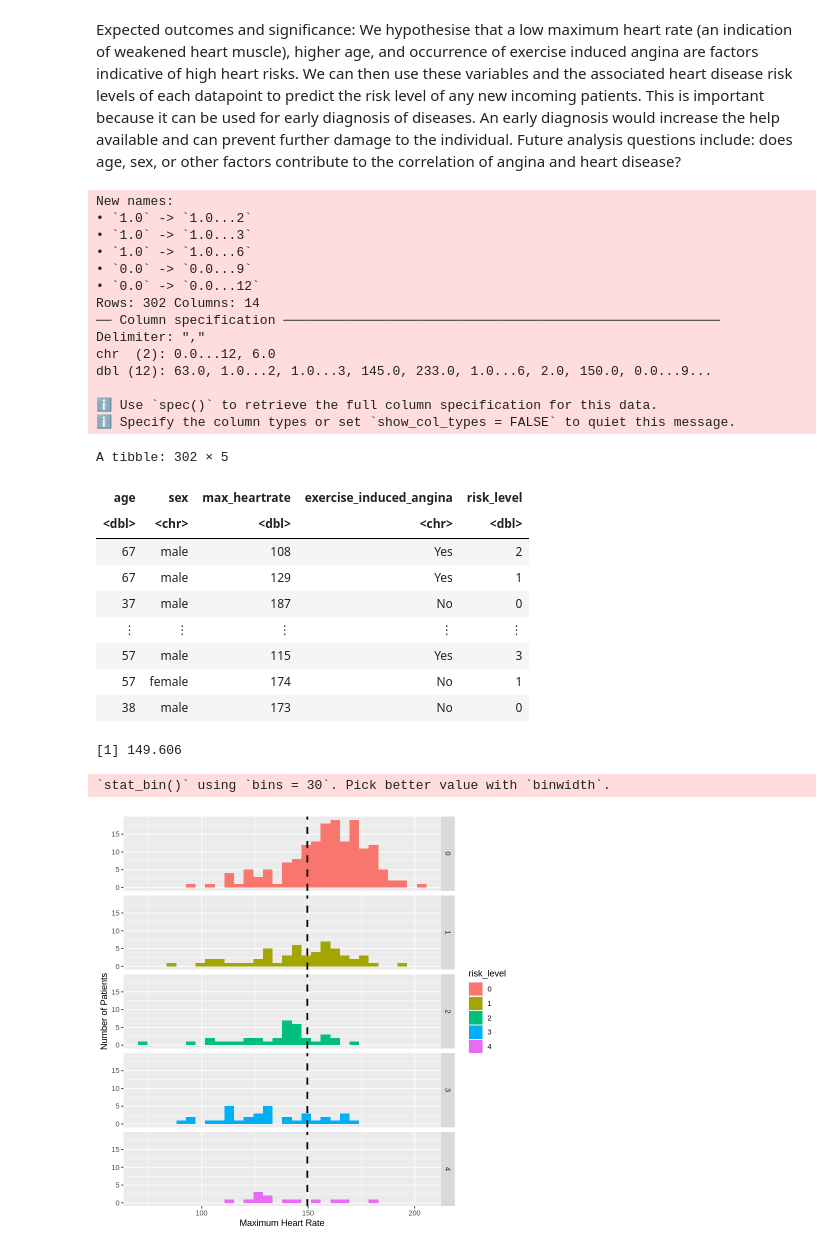
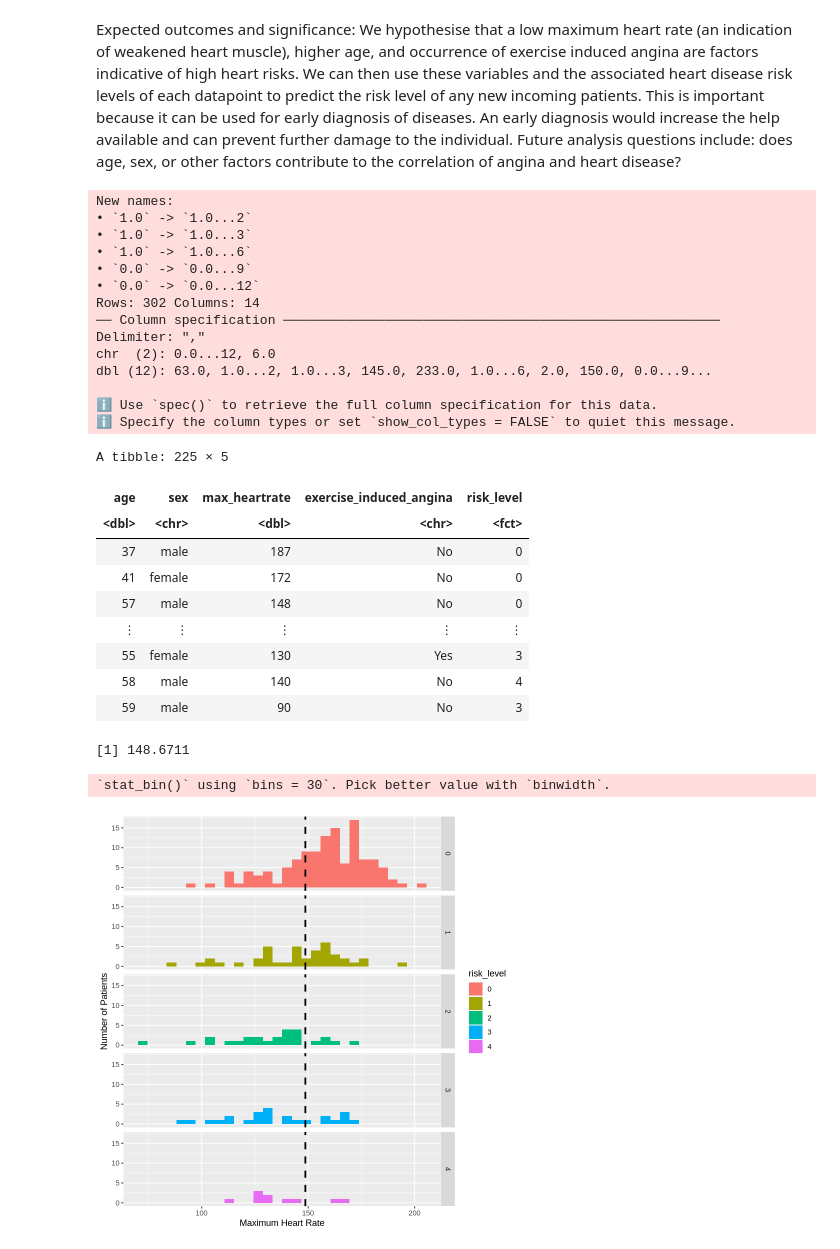
Before and after one commit to samdang03/DSCI-100_2022w2-Group-006, a Jupyter notebook: Cleveland_Heart_Data.ipynb, the cells around one changed output. Drawn from its saved outputs; the diff is of its cells as text; code cells hidden in the pictures.

Commit message:
Split into train/test data, applied train data to graphs

```diff
--- a/Cleveland_Heart_Data.ipynb
+++ b/Cleveland_Heart_Data.ipynb
@@ -49,8 +48,14 @@ colnames(cleveland_data)<-c("age","sex","chest_pain","rest_bps","cholestrol_leve
 cleveland_data<-cleveland_data|>
                     select(age, sex, max_heartrate, exercise_induced_angina,risk_level)|>
                     mutate(exercise_induced_angina=case_when(exercise_induced_angina==0~"No",exercise_induced_angina==1~"Yes"))|>
+                    mutate(risk_level = as_factor(risk_level))|>
                     mutate(sex=case_when(sex==0~"female",sex==1~"male"))
-cleveland_data
+
+cleveland_split <- initial_split(cleveland_data, prop = 0.75, strata = risk_level)
+cleveland_train <- training(cleveland_split)
+cleveland_test <- testing(cleveland_split)
+
+cleveland_train
 # %% [output]
 New names:
 • `1.0` -> `1.0...2`
@@ -66,34 +71,33 @@ dbl (12): 63.0, 1.0...2, 1.0...3, 145.0, 233.0, 1.0...6, 2.0, 150.0, 0.0...9...
 
 ℹ Use `spec()` to retrieve the full column specification for this data.
 ℹ Specify the column types or set `show_col_types = FALSE` to quiet this message.
-A tibble: 302 × 5
+A tibble: 225 × 5
 | age | sex | max_heartrate | exercise_induced_angina | risk_level |
-| <dbl> | <chr> | <dbl> | <chr> | <dbl> |
-| 67 | male | 108 | Yes | 2 |
-| 67 | male | 129 | Yes | 1 |
+| <dbl> | <chr> | <dbl> | <chr> | <fct> |
 | 37 | male | 187 | No | 0 |
+| 41 | female | 172 | No | 0 |
+| 57 | male | 148 | No | 0 |
 | ⋮ | ⋮ | ⋮ | ⋮ | ⋮ |
-| 57 | male | 115 | Yes | 3 |
-| 57 | female | 174 | No | 1 |
-| 38 | male | 173 | No | 0 |
+| 55 | female | 130 | Yes | 3 |
+| 58 | male | 140 | No | 4 |
+| 59 | male | 90 | No | 3 |
 # %%
-avg_heart_rate <- cleveland_data |>
+avg_heart_rate <- cleveland_train |>
                 summarize(mean = mean(max_heartrate)) |>
                 pull()
 
 avg_heart_rate
 
-angina_risk <- cleveland_data |>
-                mutate(risk_level = as_factor(risk_level))|>
+angina_risk <- cleveland_train |>
                 ggplot(aes(max_heartrate, fill = risk_level)) +
                 geom_histogram() +
                 facet_grid(rows = vars(risk_level)) +
                 geom_vline(xintercept = avg_heart_rate, linetype = "dashed", size = 1.0) +
                 labs(x = "Maximum Heart Rate", y = "Number of Patients")
 
 angina_risk
 # %% [output]
-[1] 149.606
+[1] 148.6711
 `stat_bin()` using `bins = 30`. Pick better value with `binwidth`.
-[figure, old version]
+[figure, new version]
 # %% [markdown]
```
Also changed, not shown: parts of 2 cells of this notebook.
